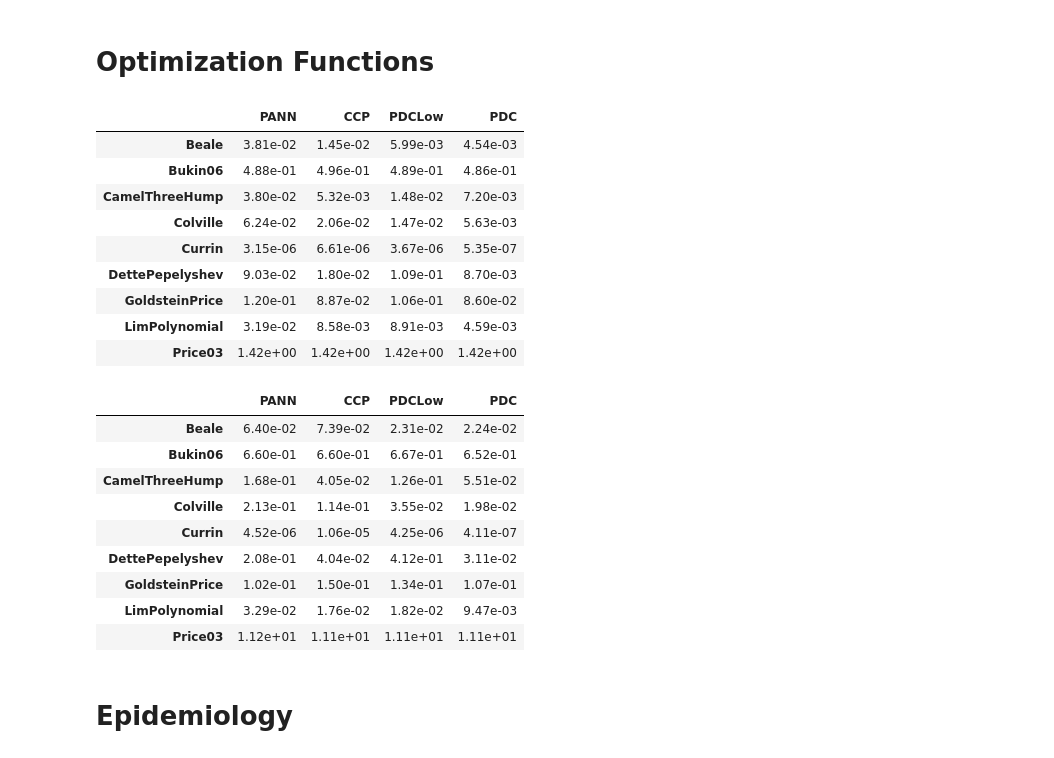
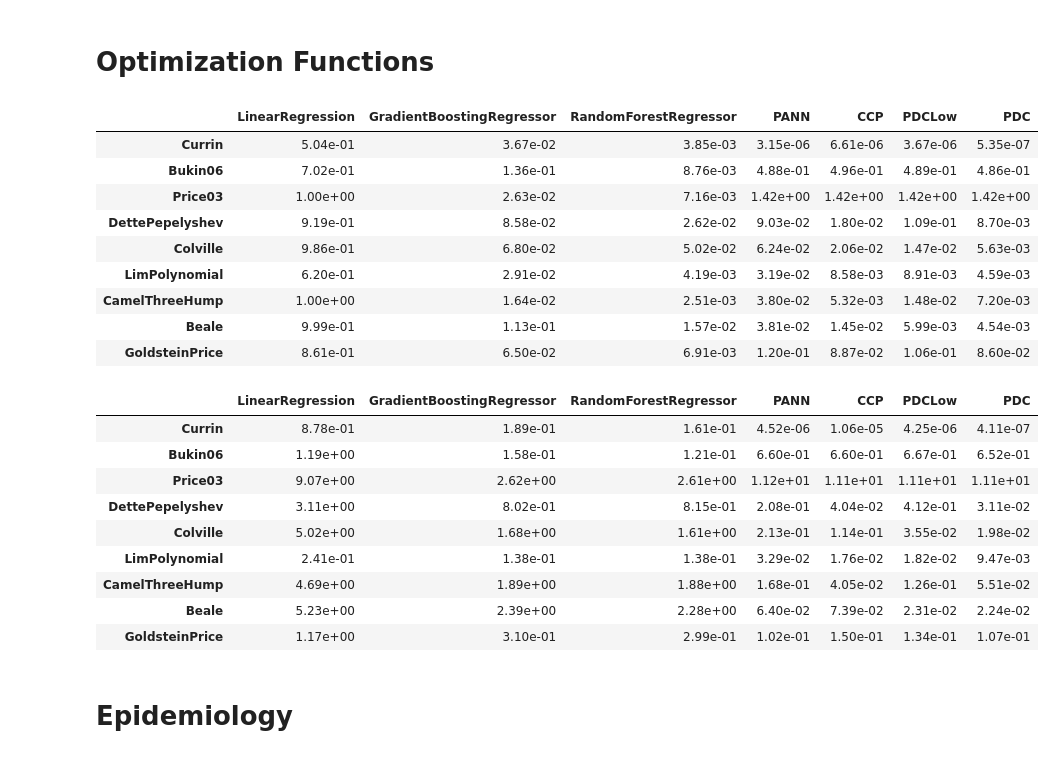
Before and after one commit to jesperhauch/polynomial_deep_learning, a Jupyter notebook: notebooks/result_calculation.ipynb, the cells around one changed output. Cells and saved outputs as stored; diff of their text form; code cells hidden in the pictures.

```diff
--- a/notebooks/result_calculation.ipynb
+++ b/notebooks/result_calculation.ipynb
@@ -114,18 +114,18 @@ for path, subdirs, files in os.walk(folder_path):
                         model_performance[func_name][model_name] = event_acc.Scalars(tag)[-1].value
 # %%
 val_data = pd.DataFrame.from_dict(model_performance).T
-val_data[['PANN', 'CCP', 'PDCLow', 'PDC']].style.format("{:.2e}")
+val_data.loc[["Currin", "Bukin06", "Price03", "DettePepelyshev", "Colville", "LimPolynomial", "CamelThreeHump", "Beale", "GoldsteinPrice"],['LinearRegression', 'GradientBoostingRegressor', 'RandomForestRegressor', 'PANN', 'CCP', 'PDCLow', 'PDC']].style.format("{:.2e}")
 # %% [output]
-|  | PANN | CCP | PDCLow | PDC |
-| Beale | 3.81e-02 | 1.45e-02 | 5.99e-03 | 4.54e-03 |
-| Bukin06 | 4.88e-01 | 4.96e-01 | 4.89e-01 | 4.86e-01 |
-| CamelThreeHump | 3.80e-02 | 5.32e-03 | 1.48e-02 | 7.20e-03 |
-| Colville | 6.24e-02 | 2.06e-02 | 1.47e-02 | 5.63e-03 |
-| Currin | 3.15e-06 | 6.61e-06 | 3.67e-06 | 5.35e-07 |
-| DettePepelyshev | 9.03e-02 | 1.80e-02 | 1.09e-01 | 8.70e-03 |
-| GoldsteinPrice | 1.20e-01 | 8.87e-02 | 1.06e-01 | 8.60e-02 |
-| LimPolynomial | 3.19e-02 | 8.58e-03 | 8.91e-03 | 4.59e-03 |
-| Price03 | 1.42e+00 | 1.42e+00 | 1.42e+00 | 1.42e+00 |
+|  | LinearRegression | GradientBoostingRegressor | RandomForestRegressor | PANN | CCP | PDCLow | PDC |
+| Currin | 5.04e-01 | 3.67e-02 | 3.85e-03 | 3.15e-06 | 6.61e-06 | 3.67e-06 | 5.35e-07 |
+| Bukin06 | 7.02e-01 | 1.36e-01 | 8.76e-03 | 4.88e-01 | 4.96e-01 | 4.89e-01 | 4.86e-01 |
+| Price03 | 1.00e+00 | 2.63e-02 | 7.16e-03 | 1.42e+00 | 1.42e+00 | 1.42e+00 | 1.42e+00 |
+| DettePepelyshev | 9.19e-01 | 8.58e-02 | 2.62e-02 | 9.03e-02 | 1.80e-02 | 1.09e-01 | 8.70e-03 |
+| Colville | 9.86e-01 | 6.80e-02 | 5.02e-02 | 6.24e-02 | 2.06e-02 | 1.47e-02 | 5.63e-03 |
+| LimPolynomial | 6.20e-01 | 2.91e-02 | 4.19e-03 | 3.19e-02 | 8.58e-03 | 8.91e-03 | 4.59e-03 |
+| CamelThreeHump | 1.00e+00 | 1.64e-02 | 2.51e-03 | 3.80e-02 | 5.32e-03 | 1.48e-02 | 7.20e-03 |
+| Beale | 9.99e-01 | 1.13e-01 | 1.57e-02 | 3.81e-02 | 1.45e-02 | 5.99e-03 | 4.54e-03 |
+| GoldsteinPrice | 8.61e-01 | 6.50e-02 | 6.91e-03 | 1.20e-01 | 8.87e-02 | 1.06e-01 | 8.60e-02 |
 # %%
 import collections
 model_performance = collections.defaultdict(dict)
@@ -144,17 +152,17 @@ for path, subdirs, files in os.walk(folder_path):
 # %%
 test_data = pd.DataFrame.from_dict(model_performance).T
-test_data[['PANN', 'CCP', 'PDCLow', 'PDC']].style.format("{:.2e}")
+test_data.loc[["Currin", "Bukin06", "Price03", "DettePepelyshev", "Colville", "LimPolynomial", "CamelThreeHump", "Beale", "GoldsteinPrice"],['LinearRegression', 'GradientBoostingRegressor', 'RandomForestRegressor', 'PANN', 'CCP', 'PDCLow', 'PDC']].style.format("{:.2e}")
 # %% [output]
-|  | PANN | CCP | PDCLow | PDC |
-| Beale | 6.40e-02 | 7.39e-02 | 2.31e-02 | 2.24e-02 |
-| Bukin06 | 6.60e-01 | 6.60e-01 | 6.67e-01 | 6.52e-01 |
-| CamelThreeHump | 1.68e-01 | 4.05e-02 | 1.26e-01 | 5.51e-02 |
-| Colville | 2.13e-01 | 1.14e-01 | 3.55e-02 | 1.98e-02 |
-| Currin | 4.52e-06 | 1.06e-05 | 4.25e-06 | 4.11e-07 |
-| DettePepelyshev | 2.08e-01 | 4.04e-02 | 4.12e-01 | 3.11e-02 |
-| GoldsteinPrice | 1.02e-01 | 1.50e-01 | 1.34e-01 | 1.07e-01 |
-| LimPolynomial | 3.29e-02 | 1.76e-02 | 1.82e-02 | 9.47e-03 |
-| Price03 | 1.12e+01 | 1.11e+01 | 1.11e+01 | 1.11e+01 |
+|  | LinearRegression | GradientBoostingRegressor | RandomForestRegressor | PANN | CCP | PDCLow | PDC |
+| Currin | 8.78e-01 | 1.89e-01 | 1.61e-01 | 4.52e-06 | 1.06e-05 | 4.25e-06 | 4.11e-07 |
+| Bukin06 | 1.19e+00 | 1.58e-01 | 1.21e-01 | 6.60e-01 | 6.60e-01 | 6.67e-01 | 6.52e-01 |
+| Price03 | 9.07e+00 | 2.62e+00 | 2.61e+00 | 1.12e+01 | 1.11e+01 | 1.11e+01 | 1.11e+01 |
+| DettePepelyshev | 3.11e+00 | 8.02e-01 | 8.15e-01 | 2.08e-01 | 4.04e-02 | 4.12e-01 | 3.11e-02 |
+| Colville | 5.02e+00 | 1.68e+00 | 1.61e+00 | 2.13e-01 | 1.14e-01 | 3.55e-02 | 1.98e-02 |
+| LimPolynomial | 2.41e-01 | 1.38e-01 | 1.38e-01 | 3.29e-02 | 1.76e-02 | 1.82e-02 | 9.47e-03 |
+| CamelThreeHump | 4.69e+00 | 1.89e+00 | 1.88e+00 | 1.68e-01 | 4.05e-02 | 1.26e-01 | 5.51e-02 |
+| Beale | 5.23e+00 | 2.39e+00 | 2.28e+00 | 6.40e-02 | 7.39e-02 | 2.31e-02 | 2.24e-02 |
+| GoldsteinPrice | 1.17e+00 | 3.10e-01 | 2.99e-01 | 1.02e-01 | 1.50e-01 | 1.34e-01 | 1.07e-01 |
 # %% [markdown]
 # Epidemiology
 # %%
```
Also changed, not shown: parts of 5 cells of this notebook, 2 other files.
